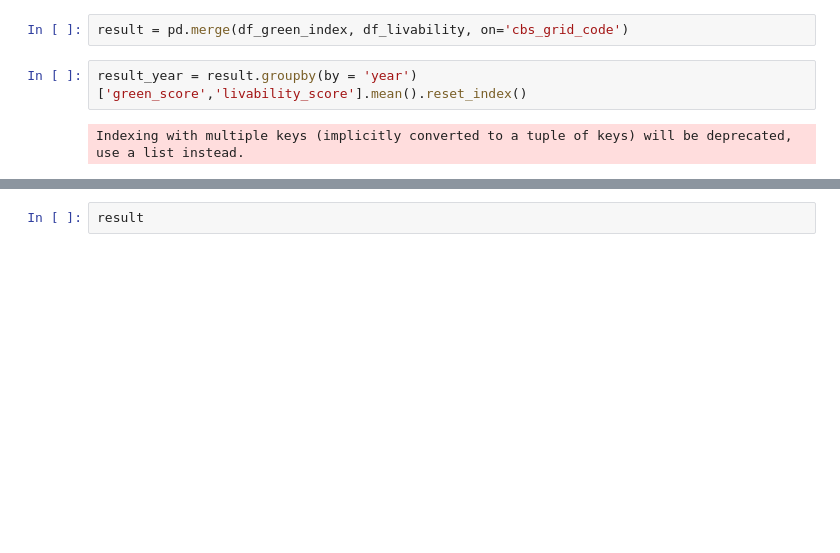
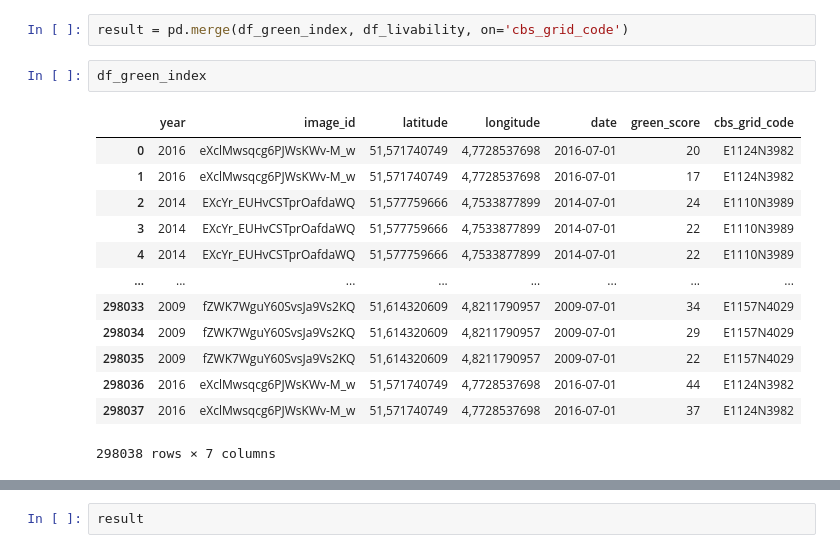
Before and after one commit to KacperJanczyk220646/GreenScape, a Jupyter notebook: EDA/Simona/livability3.0_EDA.ipynb, the cells around one changed output, grey strips where cells are left out. Cells and saved outputs as stored; diff of their text form; blank space fills up the shorter version.

```diff
--- a/EDA/Simona/livability3.0_EDA.ipynb
+++ b/EDA/Simona/livability3.0_EDA.ipynb
@@ -356,7 +341,19 @@ df_livability_score.to_csv('main_table_livability.csv')
 df_livability_score_sorted = df_livability_score.sort_values(by='year',ascending=True)
 # %%
 result = pd.merge(df_green_index, df_livability, on='cbs_grid_code')
-# %%
-result_year = result.groupby(by = 'year')['green_score','livability_score'].mean().reset_index()
-# %% [output]
-Indexing with multiple keys (implicitly converted to a tuple of keys) will be deprecated, use a list instead.
+# %%
+df_green_index
+# %% [output]
+|  | year | image_id | latitude | longitude | date | green_score | cbs_grid_code |
+| 0 | 2016 | eXclMwsqcg6PJWsKWv-M_w | 51,571740749 | 4,7728537698 | 2016-07-01 | 20 | E1124N3982 |
+| 1 | 2016 | eXclMwsqcg6PJWsKWv-M_w | 51,571740749 | 4,7728537698 | 2016-07-01 | 17 | E1124N3982 |
+| 2 | 2014 | EXcYr_EUHvCSTprOafdaWQ | 51,577759666 | 4,7533877899 | 2014-07-01 | 24 | E1110N3989 |
+| 3 | 2014 | EXcYr_EUHvCSTprOafdaWQ | 51,577759666 | 4,7533877899 | 2014-07-01 | 22 | E1110N3989 |
+| 4 | 2014 | EXcYr_EUHvCSTprOafdaWQ | 51,577759666 | 4,7533877899 | 2014-07-01 | 22 | E1110N3989 |
+| ... | ... | ... | ... | ... | ... | ... | ... |
+| 298033 | 2009 | fZWK7WguY60SvsJa9Vs2KQ | 51,614320609 | 4,8211790957 | 2009-07-01 | 34 | E1157N4029 |
+| 298034 | 2009 | fZWK7WguY60SvsJa9Vs2KQ | 51,614320609 | 4,8211790957 | 2009-07-01 | 29 | E1157N4029 |
+| 298035 | 2009 | fZWK7WguY60SvsJa9Vs2KQ | 51,614320609 | 4,8211790957 | 2009-07-01 | 22 | E1157N4029 |
+| 298036 | 2016 | eXclMwsqcg6PJWsKWv-M_w | 51,571740749 | 4,7728537698 | 2016-07-01 | 44 | E1124N3982 |
+| 298037 | 2016 | eXclMwsqcg6PJWsKWv-M_w | 51,571740749 | 4,7728537698 | 2016-07-01 | 37 | E1124N3982 |
+298038 rows × 7 columns
```
Also changed, not shown: parts of 10 cells of this notebook, 12 other files.
